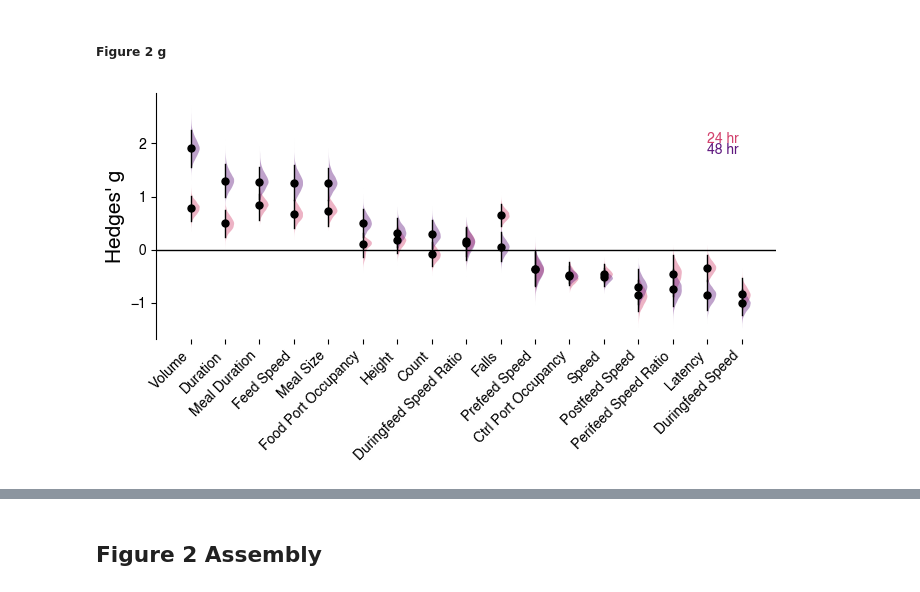
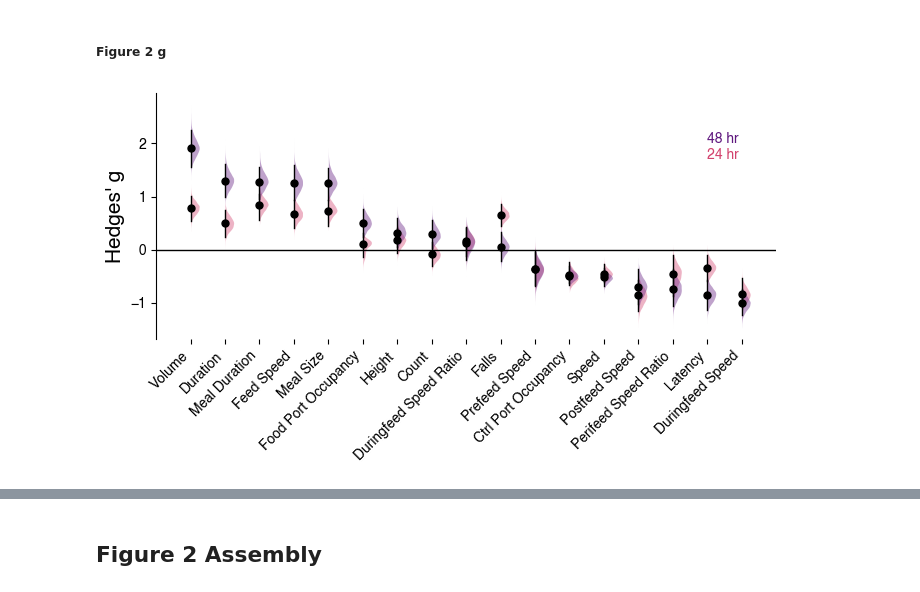
Before and after one commit to sangyu/Holophenotype5HT, a Jupyter notebook: nbs/01_Figures/01_Setup.ipynb, the cells around one changed output, grey strips where cells are left out. Drawn from its saved outputs; the diff is of its cells as text; code cells hidden in the pictures.

```diff
--- a/nbs/01_Figures/01_Setup.ipynb
+++ b/nbs/01_Figures/01_Setup.ipynb
@@ -585,33 +588,33 @@ def plotForestDD(contrasts, exptNames = None, labelX = True, imagepath = None):
     ax.set_ylabel('Hedges\' g', fontsize = 15)
 #     ax.set_title(metric.metric, fontsize = 20)
     # ax.set_ylim(-0.5, 0.2)
     ax.spines['bottom'].set_color(None)
     ax.spines['top'].set_color(None)
     ax.spines['right'].set_color(None)
     # ax.spines['left'].set_color(None)
 
 
     if exptNames:
         if labelX:
             ax.set_xticklabels(exptNames,
                                rotation = 45,
                                ha = 'right',
                                fontsize = 12)
         else:
             ax.set_xticklabels(['']* (i+1))
 
     return fForest
 
 ff = plotForestDD(allcontrasts_sorted)
 
 ff.set_size_inches(7, 4)
 ff.tight_layout()
-ff.axes[0].text(16, 2, '24 hr', color = sns.color_palette("magma")[3])
-ff.axes[0].text(16, 1.8, '48 hr', color = sns.color_palette("magma")[1])
+ff.axes[0].text(16,  1.7, '24 hr',fontweight = 'bold',  color = sns.color_palette("magma")[3])
+ff.axes[0].text(16, 2, '48 hr', fontweight = 'bold',color = sns.color_palette("magma")[1])
 ff.savefig(figurepath+'metricForest.svg')
 
 wtBaseline = pd.DataFrame(np.concatenate([WTbcaLow, WTbcaHigh], axis =1), columns = ['L24', 'L48', 'H24', 'H48'])
 wtBaseline['Metric'] = allmetrics
 wtBaseline.to_csv(figurepath +  'wtBaseline.csv', index = False)
 # %% [output]
-[figure, old version]
+[figure, new version]
```
Also changed, not shown: parts of 9 cells of this notebook, 3 other files.
